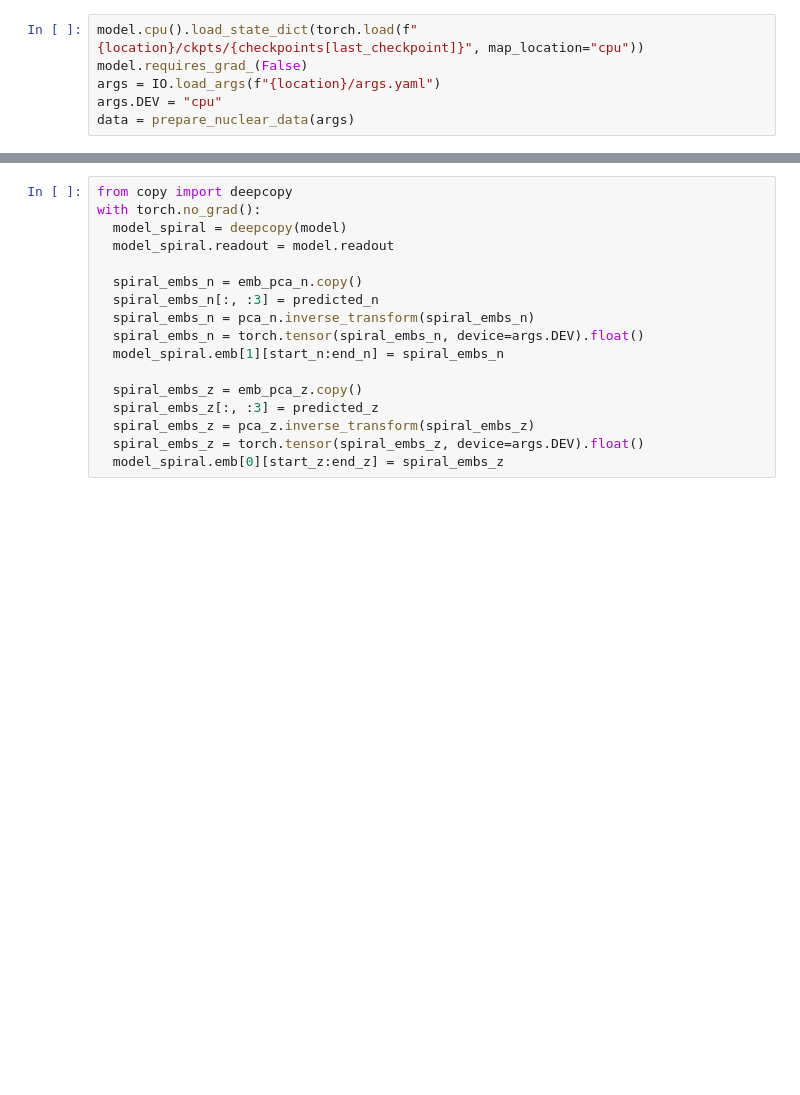
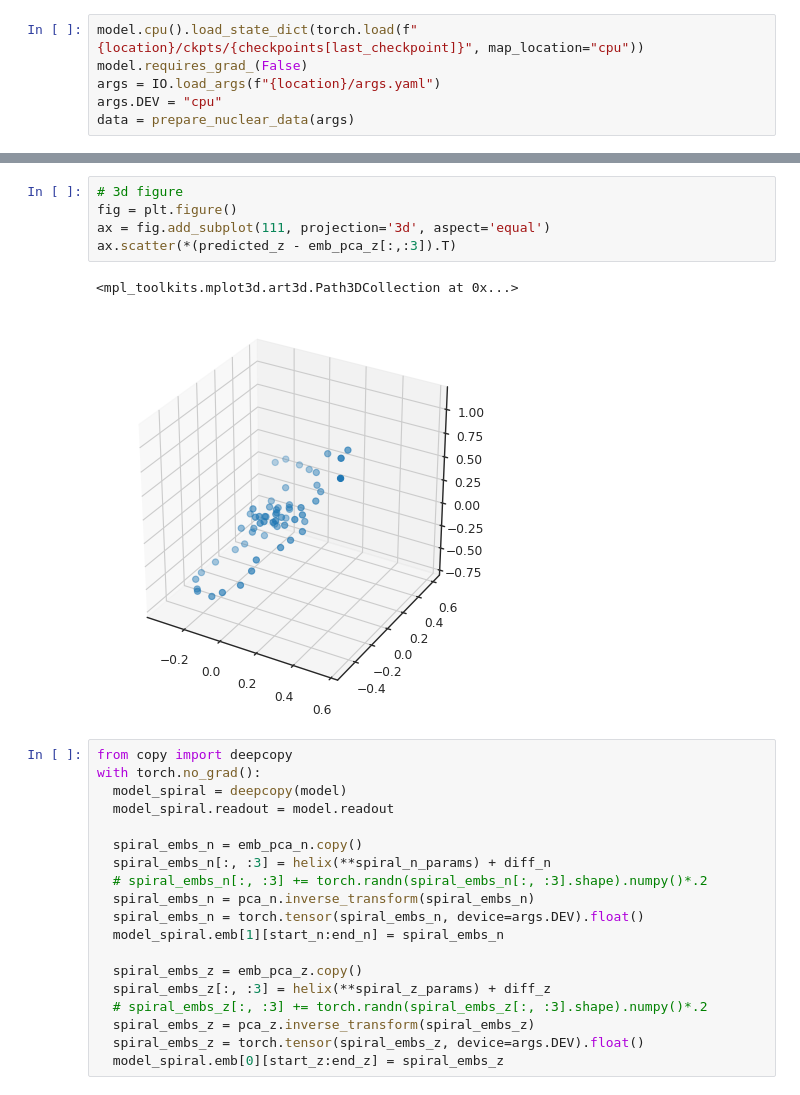
Before and after one commit to okitouni/NuCLR-MechInterp, a Jupyter notebook: nbs/spiral.ipynb, the cells around one changed output, grey strips where cells are left out. Saved outputs shown, nothing was run; the diff lists cells and outputs as text; blank space fills up the shorter version.

```diff
--- a/nbs/spiral.ipynb
+++ b/nbs/spiral.ipynb
@@ -348,3 +347,11 @@ Epoch [3000/3000], Loss: 0.1279
+# %%
+# 3d figure
+fig = plt.figure()
+ax = fig.add_subplot(111, projection='3d', aspect='equal')
+ax.scatter(*(predicted_z - emb_pca_z[:,:3]).T)
+# %% [output]
+<mpl_toolkits.mplot3d.art3d.Path3DCollection at 0x...>
+[figure, added]
 # %%
 from copy import deepcopy
 with torch.no_grad():
@@ -352,13 +359,15 @@ with torch.no_grad():
   model_spiral.readout = model.readout
 
   spiral_embs_n = emb_pca_n.copy()
-  spiral_embs_n[:, :3] = predicted_n
+  spiral_embs_n[:, :3] = helix(**spiral_n_params) + diff_n
+  # spiral_embs_n[:, :3] += torch.randn(spiral_embs_n[:, :3].shape).numpy()*.2
   spiral_embs_n = pca_n.inverse_transform(spiral_embs_n)
   spiral_embs_n = torch.tensor(spiral_embs_n, device=args.DEV).float()
   model_spiral.emb[1][start_n:end_n] = spiral_embs_n
 
   spiral_embs_z = emb_pca_z.copy()
-  spiral_embs_z[:, :3] = predicted_z
+  spiral_embs_z[:, :3] = helix(**spiral_z_params) + diff_z
+  # spiral_embs_z[:, :3] += torch.randn(spiral_embs_z[:, :3].shape).numpy()*.2
   spiral_embs_z = pca_z.inverse_transform(spiral_embs_z)
   spiral_embs_z = torch.tensor(spiral_embs_z, device=args.DEV).float()
   model_spiral.emb[0][start_z:end_z] = spiral_embs_z
```
Also changed, not shown: parts of 12 cells of this notebook.
